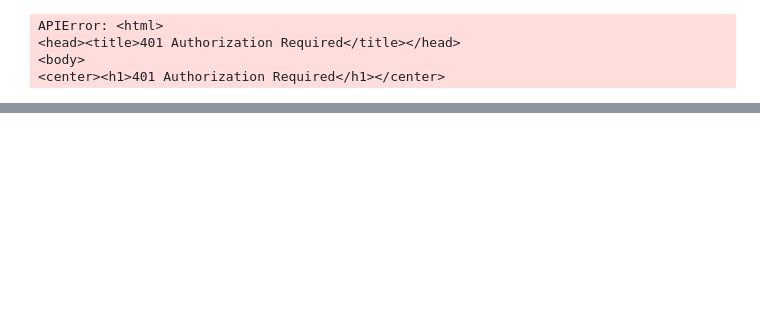
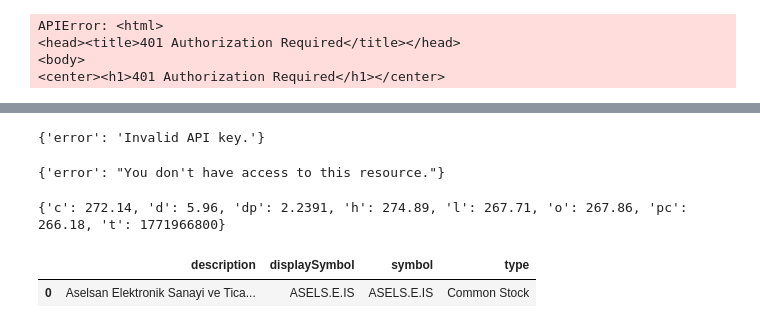
Before and after one commit to irfanakgul/TradeAI-APP, a Jupyter notebook: src/alternative_usa_1min.ipynb, the cells around one changed output, grey strips where cells are left out. Cells and saved outputs as stored; diff of their text form; code cells hidden in the pictures; blank space fills up the shorter version.

```diff
--- a/src/alternative_usa_1min.ipynb
+++ b/src/alternative_usa_1min.ipynb
@@ -139,0 +349,63 @@ df
+# %%
+import requests
+import time
+
+API_KEY = "d60bqkhr01qgk0vil07gd60bqkhr01qgk0vil080"
+symbol = "AAPL"
+
+# Zamanı hesapla (Unix timestamp)
+to_time = int(time.time())
+from_time = to_time - 7 * 24 * 60 * 60
+
+url = f"https://finnhub.io/api/v1/stock/candle?symbol=AAPL&resolution=1&from=1700000000&to=1700600000&token=API_KEY"
+
+response = requests.get(url)
+data = response.json()
+
+print(data)
+# %% [output]
+{'error': 'Invalid API key.'}
+# %%
+import requests
+import time
+
+API_KEY = "d6eraj9r01qvn4o0otg0d6eraj9r01qvn4o0otgg"
+symbol = "AAPL"
+
+# Son 7 gün
+to_time = int(time.time())
+from_time = to_time - 7 * 24 * 60 * 60
+
+url = (
+    f"https://finnhub.io/api/v1/stock/candle"
+    f"?symbol={symbol}"
+    f"&resolution=1"
+    f"&from={from_time}"
+    f"&to={to_time}"
+    f"&token={API_KEY}"
+)
+
+response = requests.get(url)
+data = response.json()
+
+print(data)
+# %% [output]
+{'error': "You don't have access to this resource."}
+# %%
+# pip install finnhub-python
+# GUNCEL VERI DE VERIYOR AMA SADECE USA VOLUME YOK
+import finnhub
+
+client = finnhub.Client(api_key="d6eraj9r01qvn4o0otg0d6eraj9r01qvn4o0otgg")
+
+res = client.quote("AAPL")
+print(res)
+# print(client.symbol_lookup("ULKER"))
+# %% [output]
+{'c': 272.14, 'd': 5.96, 'dp': 2.2391, 'h': 274.89, 'l': 267.71, 'o': 267.86, 'pc': 266.18, 't': 1771966800}
+# %%
+import pandas as pd
+pd.DataFrame([client.symbol_lookup("ASELS")['result']][0])
+# %% [output]
+|  | description | displaySymbol | symbol | type |
+| 0 | Aselsan Elektronik Sanayi ve Tica... | ASELS.E.IS | ASELS.E.IS | Common Stock |
```
Also changed, not shown: parts of 15 cells of this notebook, 1 other file.
